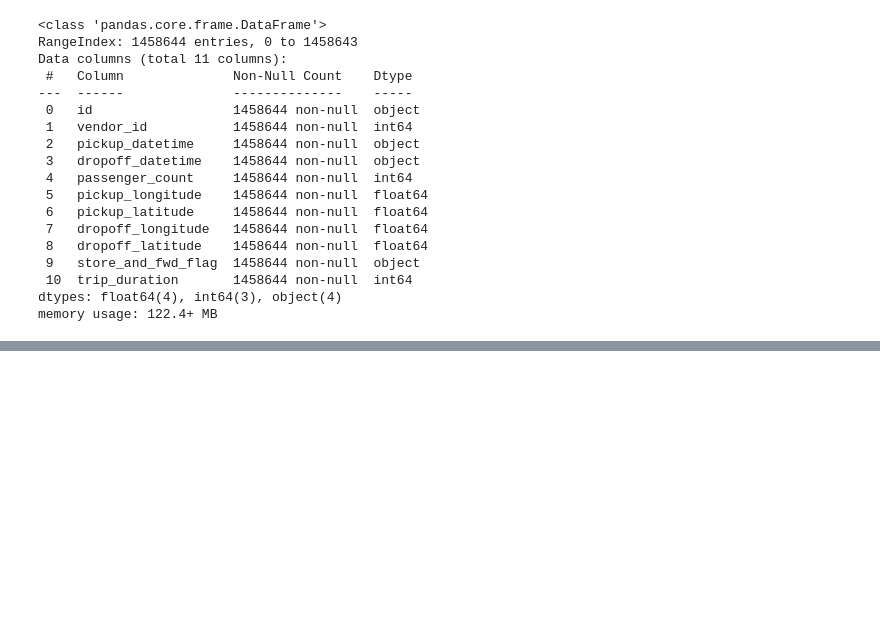
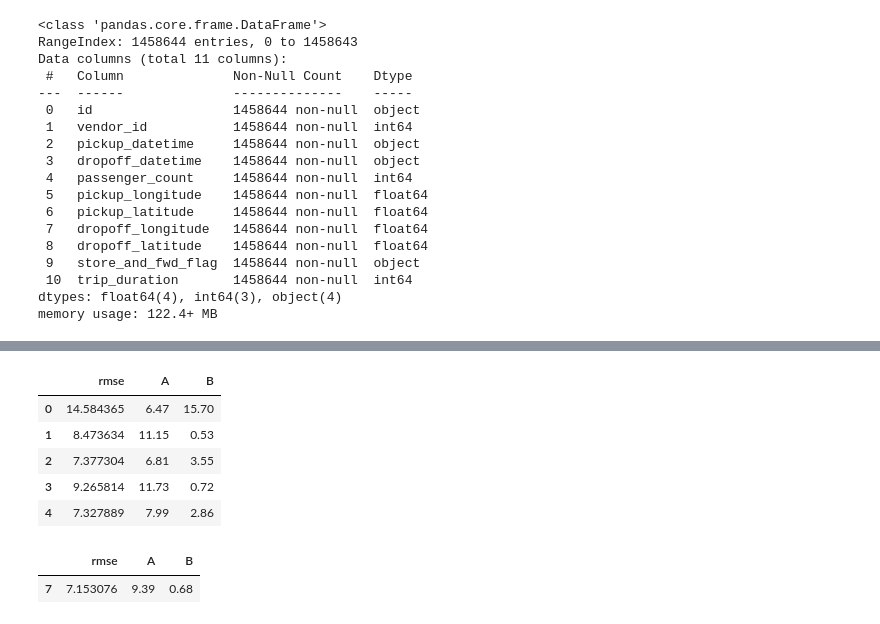
Before and after one commit to ZachMajernik/DataScience2, a Jupyter notebook: Predict/TaxiDrivingDistance.ipynb, the cells around one changed output, grey strips where cells are left out. Saved outputs shown, nothing was run; the diff lists cells and outputs as text; code cells hidden in the pictures; blank space fills up the shorter version.

```diff
--- a/Predict/TaxiDrivingDistance.ipynb
+++ b/Predict/TaxiDrivingDistance.ipynb
@@ -278,0 +261,52 @@ rmseMins_lin.loc[minIdx]
+# %%
+#POLYNOMIAL REGRESSION MODEL
+
+#equation: y = A*sqrt(x) + B
+#B must be between 0 and 20
+#A must be between 5 and 15
+
+def trainModel():
+    A = round(random.uniform(5, 15),2)
+    B = round(random.uniform(0, 20),2)
+    return A, B
+
+def testModel(df, A, B):
+    testNums = []
+    for i in range(len(df)):
+        actual = df.loc[i, 'timeInMin']
+        estimate = A * (df.loc[i, 'totalDist_km']**0.5) + B
+        testNums.append((actual - estimate)**2)
+
+    return (sum(testNums) / len(testNums))**0.5
+
+rmseMins_pol = {'rmse':[], 'A':[], 'B':[]}
+rmseMins_pol = pd.DataFrame(rmseMins_pol)
+for i in range(10):
+    rmseNums = {'rmse':[], 'A':[], 'B':[]}
+    rmseNums = pd.DataFrame(rmseNums)
+    for j in range(10):
+        A, B = trainModel()
+        rmse = testModel(testDF_dropped, A, B)
+        locDF = {'rmse': [rmse], 'A': [A], 'B':[B]}
+        locDF = pd.DataFrame(locDF)
+        rmseNums = pd.concat([rmseNums, locDF], ignore_index=True)
+
+    minRMSE = min(rmseNums['rmse'])
+    minIdx = rmseNums.index[rmseNums['rmse'] == minRMSE]
+    rmseMins_pol = pd.concat([rmseMins_pol, rmseNums.loc[minIdx]], ignore_index=True)
+# %%
+rmseMins_pol.head()
+# %% [output]
+|  | rmse | A | B |
+| 0 | 14.584365 | 6.47 | 15.70 |
+| 1 | 8.473634 | 11.15 | 0.53 |
+| 2 | 7.377304 | 6.81 | 3.55 |
+| 3 | 9.265814 | 11.73 | 0.72 |
+| 4 | 7.327889 | 7.99 | 2.86 |
+# %%
+minimum = min(rmseMins_pol['rmse'])
+minIdx = rmseMins_pol.index[rmseMins_pol['rmse'] == minimum]
+rmseMins_pol.loc[minIdx]
+# %% [output]
+|  | rmse | A | B |
+| 7 | 7.153076 | 9.39 | 0.68 |
```
Also changed, not shown: parts of 8 cells of this notebook, 3 other files.
